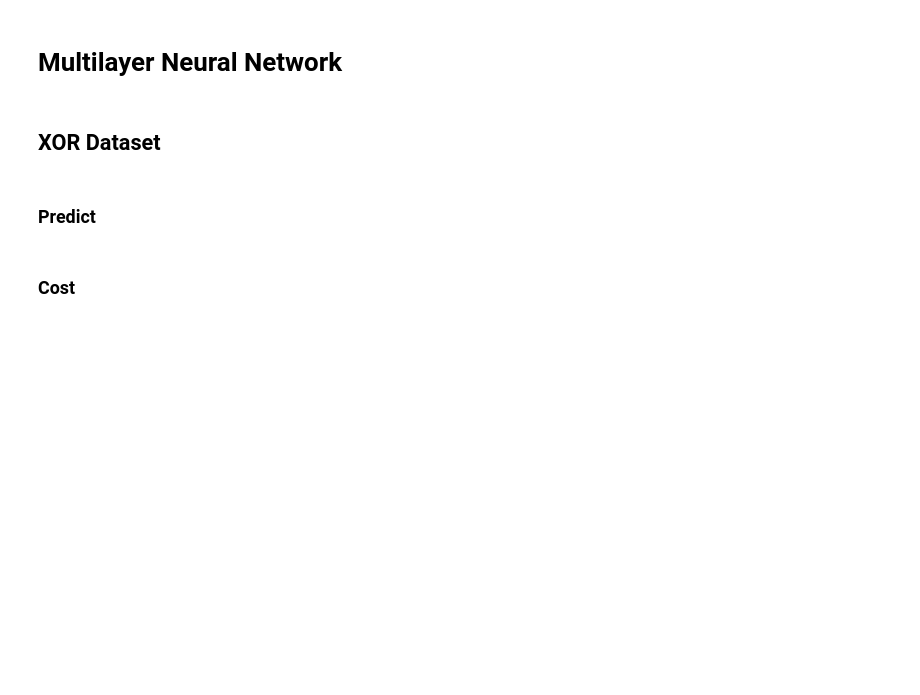
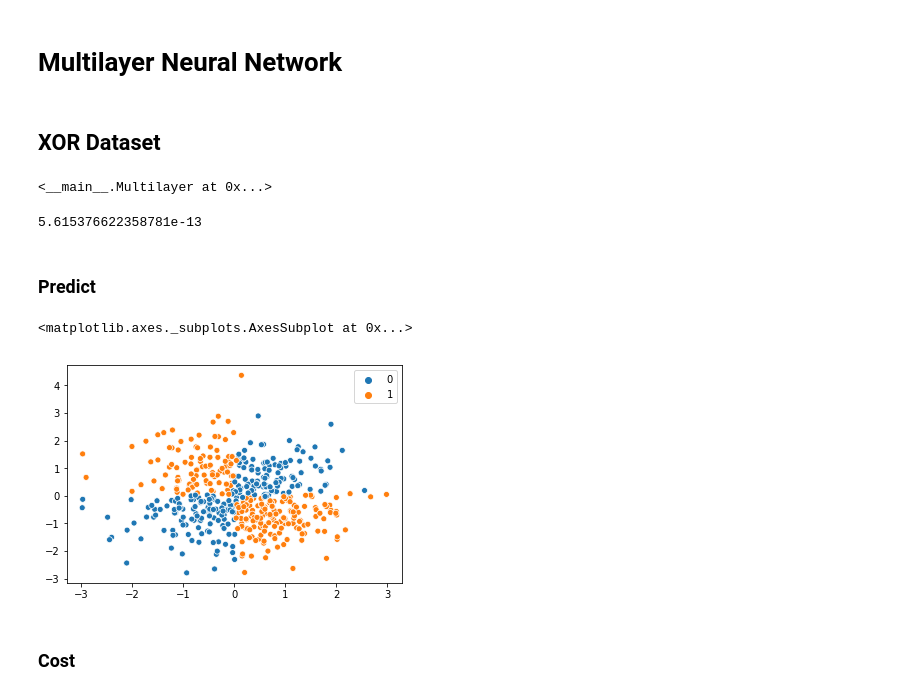
Before and after one commit to DV1X3R/tti-computer-science, a Jupyter notebook: IV. Fourth Year/python-intelligence-systems/Multilayer.ipynb, the cells around one changed output. Saved outputs shown, nothing was run; the diff lists cells and outputs as text; code cells hidden in the pictures; blank space fills up the shorter version.

Commit message:
IS: Gradient check

```diff
--- a/IV. Fourth Year/python-intelligence-systems/Multilayer.ipynb
+++ b/IV. Fourth Year/python-intelligence-systems/Multilayer.ipynb
@@ -143,11 +159,21 @@ class Multilayer:
 X = np.random.randn(500, 2)
 y = np.where(np.logical_xor(X[:, 0] > 0, X[:, 1] > 0), 1, 0)
 # %%
-model = Multilayer(l_in=2, l_hidden=[3], seed=1, alpha=0.01).fit(X, y, max_epoch=40, batch_size=20)
+model = Multilayer(l_in=2, l_hidden=[3], seed=1, alpha=0.01)
+model.fit(X, y, max_epoch=80, batch_size=20, gradient_check=True)
+# %% [output]
+<__main__.Multilayer at 0x...>
+# %%
+max(model.G)
+# %% [output]
+5.615376622358781e-13
 # %% [markdown]
 ### Predict
 # %%
-sns.scatterplot(x=X[:, 0], y=X[:, 1], hue=model.predict(X).y[:,0])
+sns.scatterplot(x=X[:, 0], y=X[:, 1], hue=model.predict(X))
+# %% [output]
+<matplotlib.axes._subplots.AxesSubplot at 0x...>
+[figure, added]
 # %% [markdown]
 ### Cost
 # %%
```
Also changed, not shown: parts of 15 cells of this notebook.
